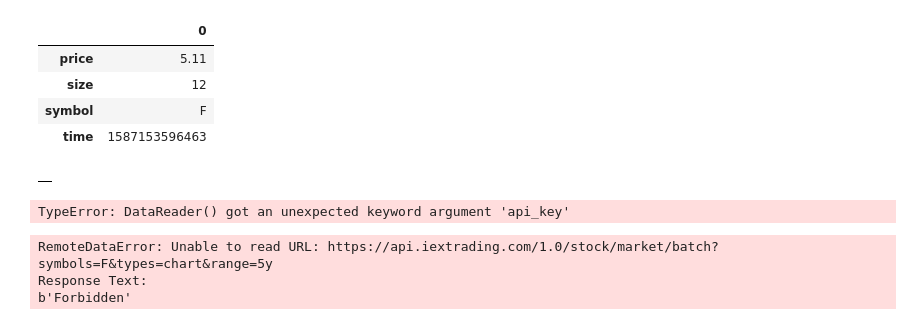
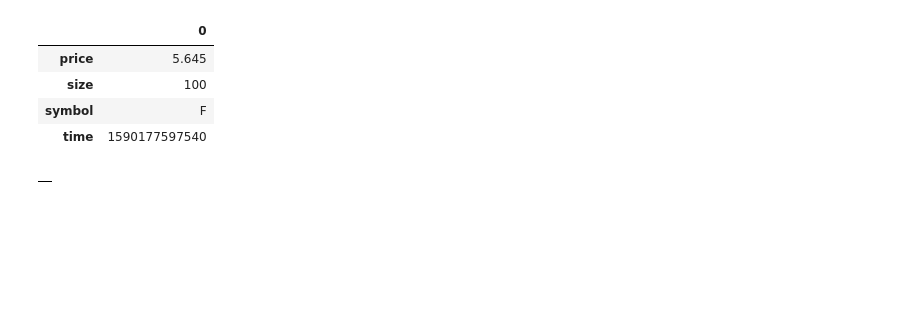
Before and after one commit to PhilipMassey/myJupyterDesktop, a Jupyter notebook: stock market/IEX/pandas web_datareader.ipynb, the cells around one changed output. Drawn from its saved outputs; the diff is of its cells as text; code cells hidden in the pictures; blank space fills up the shorter version.

```diff
--- a/stock market/IEX/pandas web_datareader.ipynb
+++ b/stock market/IEX/pandas web_datareader.ipynb
@@ -2,14 +4,13 @@
 import os
 os.environ["IEX_API_KEY"] = "pk_9ba866a9c4824ada84d5d51f5042ce41"
-# %%
-import pandas_datareader.data as web
-from datetime import datetime
-f = web.DataReader('F', 'iex-last')
-f
-# %% [output]
-|  | 0 |
-| price | 5.11 |
-| size | 12 |
-| symbol | F |
-| time | 1587153596463 |
+# %%
+symbol = 'F'
+df = web.DataReader(symbol, 'iex-last')
+df
+# %% [output]
+|  | 0 |
+| price | 5.645 |
+| size | 100 |
+| symbol | F |
+| time | 1590177597540 |
 # %%
@@ -19,21 +19,3 @@ f
 #f[:10]
 # %% [output]
 |  |
-# %%
-import os
-from datetime import datetime
-import pandas_datareader.data as web
-f = web.DataReader("AAPL", "av-daily", start=datetime(2017, 2, 9), end=datetime(2017, 5, 24), api_key=os.getenv('ALPHAVANTAGE_API_KEY'))
-f.loc["2017-02-09"]
-# %% [output]
-TypeError: DataReader() got an unexpected keyword argument 'api_key'
-# %%
-import pandas_datareader.data as web
-from datetime import datetime
-start = datetime(2016, 9, 1)
-end = datetime(2018, 9, 1)
-f = web.DataReader('F', 'iex', start, end)
-# %% [output]
-RemoteDataError: Unable to read URL: https://api.iextrading.com/1.0/stock/market/batch?symbols=F&types=chart&range=5y
-Response Text:
-b'Forbidden'
```
Also changed, not shown: parts of 2 cells of this notebook, 10 other files.
